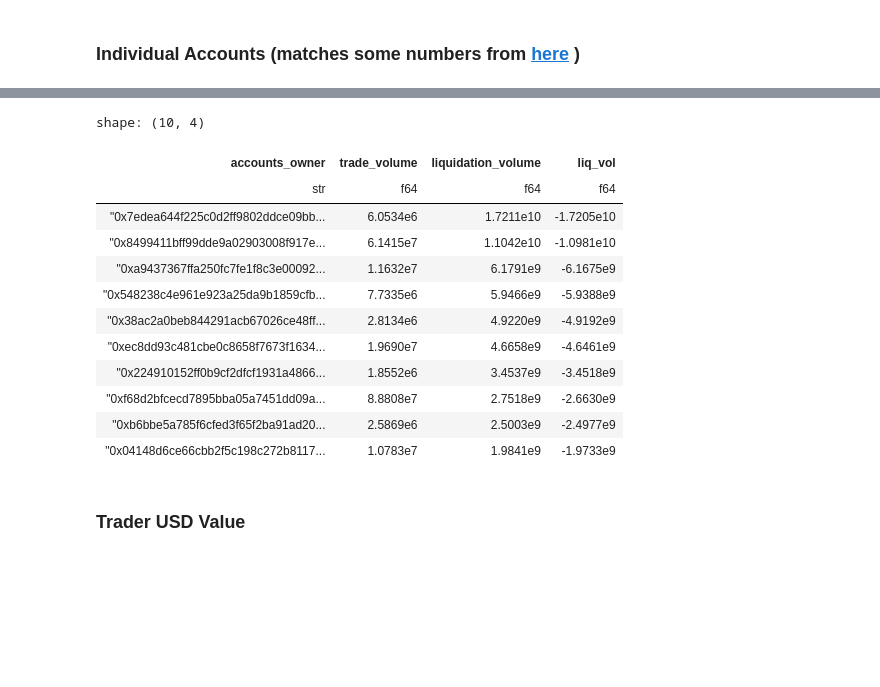
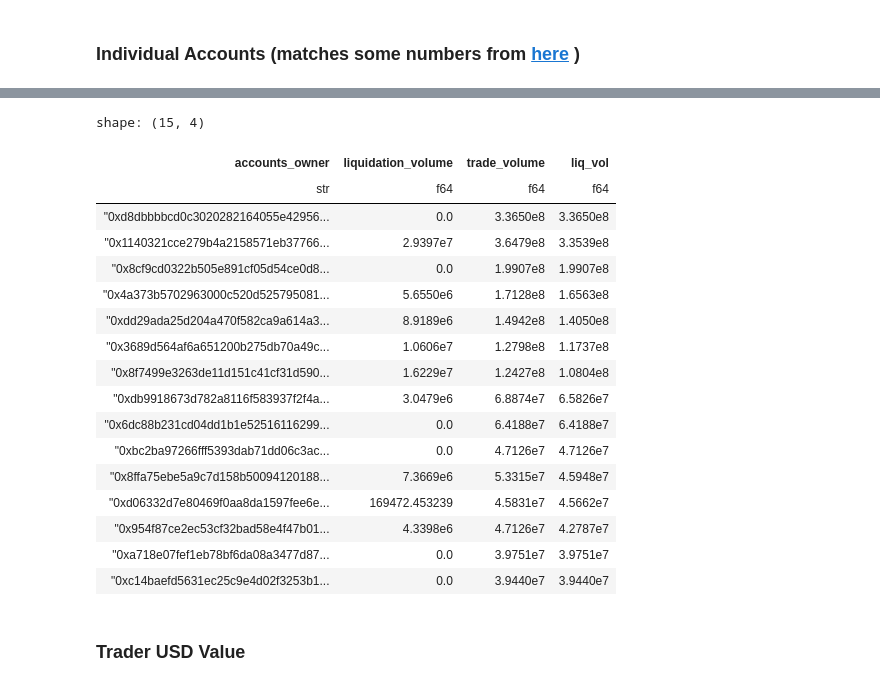
Before and after one commit to Evan-Kim2028/synthetix_v3_analytics, a Jupyter notebook: perps_v3_competition/analysis.ipynb, the cells around one changed output, grey strips where cells are left out. Drawn from its saved outputs; the diff is of its cells as text; code cells hidden in the pictures; blank space fills up the shorter version.

```diff
--- a/perps_v3_competition/analysis.ipynb
+++ b/perps_v3_competition/analysis.ipynb
@@ -341,27 +310,32 @@ shape: (5, 2)
 # %%
 # highest liquidation vs non liquidation volume
 pivot_df = (
-    perps_v3_df.group_by('accounts_owner', 'liquidation').agg([pl.sum('size_usd_abs')])
-    .pivot(values="size_usd_abs", index="accounts_owner", columns="liquidation")
+    perps_v3_df.group_by('accounts_owner', 'liquidation').agg([pl.sum('size_delta_usd_abs')])
+    .pivot(values="size_delta_usd_abs", index="accounts_owner", columns="liquidation")
     .fill_null(0)
     .rename({'true': 'liquidation_volume', 'false': 'trade_volume'})
 )
 # %%
-pivot_df.with_columns([(pl.col('trade_volume') - pl.col('liquidation_volume')).alias('liq_vol')]).sort(by='liq_vol', descending=False).head(10)
+pivot_df.with_columns([(pl.col('trade_volume') - pl.col('liquidation_volume')).alias('liq_vol')]).sort(by='liq_vol', descending=True).head(15)
 # %% [output]
-shape: (10, 4)
+shape: (15, 4)
-| accounts_owner | trade_volume | liquidation_volume | liq_vol |
+| accounts_owner | liquidation_volume | trade_volume | liq_vol |
 | str | f64 | f64 | f64 |
-| "0x7edea644f225c0d2ff9802ddce09bb... | 6.0534e6 | 1.7211e10 | -1.7205e10 |
-| "0x8499411bff99dde9a02903008f917e... | 6.1415e7 | 1.1042e10 | -1.0981e10 |
-| "0xa9437367ffa250fc7fe1f8c3e00092... | 1.1632e7 | 6.1791e9 | -6.1675e9 |
-| "0x548238c4e961e923a25da9b1859cfb... | 7.7335e6 | 5.9466e9 | -5.9388e9 |
-| "0x38ac2a0beb844291acb67026ce48ff... | 2.8134e6 | 4.9220e9 | -4.9192e9 |
-| "0xec8dd93c481cbe0c8658f7673f1634... | 1.9690e7 | 4.6658e9 | -4.6461e9 |
-| "0x224910152ff0b9cf2dfcf1931a4866... | 1.8552e6 | 3.4537e9 | -3.4518e9 |
-| "0xf68d2bfcecd7895bba05a7451dd09a... | 8.8808e7 | 2.7518e9 | -2.6630e9 |
-| "0xb6bbe5a785f6cfed3f65f2ba91ad20... | 2.5869e6 | 2.5003e9 | -2.4977e9 |
-| "0x04148d6ce66cbb2f5c198c272b8117... | 1.0783e7 | 1.9841e9 | -1.9733e9 |
+| "0xd8dbbbbcd0c3020282164055e42956... | 0.0 | 3.3650e8 | 3.3650e8 |
+| "0x1140321cce279b4a2158571eb37766... | 2.9397e7 | 3.6479e8 | 3.3539e8 |
+| "0x8cf9cd0322b505e891cf05d54ce0d8... | 0.0 | 1.9907e8 | 1.9907e8 |
+| "0x4a373b5702963000c520d525795081... | 5.6550e6 | 1.7128e8 | 1.6563e8 |
+| "0xdd29ada25d204a470f582ca9a614a3... | 8.9189e6 | 1.4942e8 | 1.4050e8 |
+| "0x3689d564af6a651200b275db70a49c... | 1.0606e7 | 1.2798e8 | 1.1737e8 |
+| "0x8f7499e3263de11d151c41cf31d590... | 1.6229e7 | 1.2427e8 | 1.0804e8 |
+| "0xdb9918673d782a8116f583937f2f4a... | 3.0479e6 | 6.8874e7 | 6.5826e7 |
+| "0x6dc88b231cd04dd1b1e52516116299... | 0.0 | 6.4188e7 | 6.4188e7 |
+| "0xbc2ba97266fff5393dab71dd06c3ac... | 0.0 | 4.7126e7 | 4.7126e7 |
+| "0x8ffa75ebe5a9c7d158b50094120188... | 7.3669e6 | 5.3315e7 | 4.5948e7 |
+| "0xd06332d7e80469f0aa8da1597fee6e... | 169472.453239 | 4.5831e7 | 4.5662e7 |
+| "0x954f87ce2ec53cf32bad58e4f47b01... | 4.3398e6 | 4.7126e7 | 4.2787e7 |
+| "0xa718e07fef1eb78bf6da08a3477d87... | 0.0 | 3.9751e7 | 3.9751e7 |
+| "0xc14baefd5631ec25c9e4d02f3253b1... | 0.0 | 3.9440e7 | 3.9440e7 |
 # %% [markdown]
 ### Trader USD Value
 # %%
```
Also changed, not shown: parts of 15 cells of this notebook.
